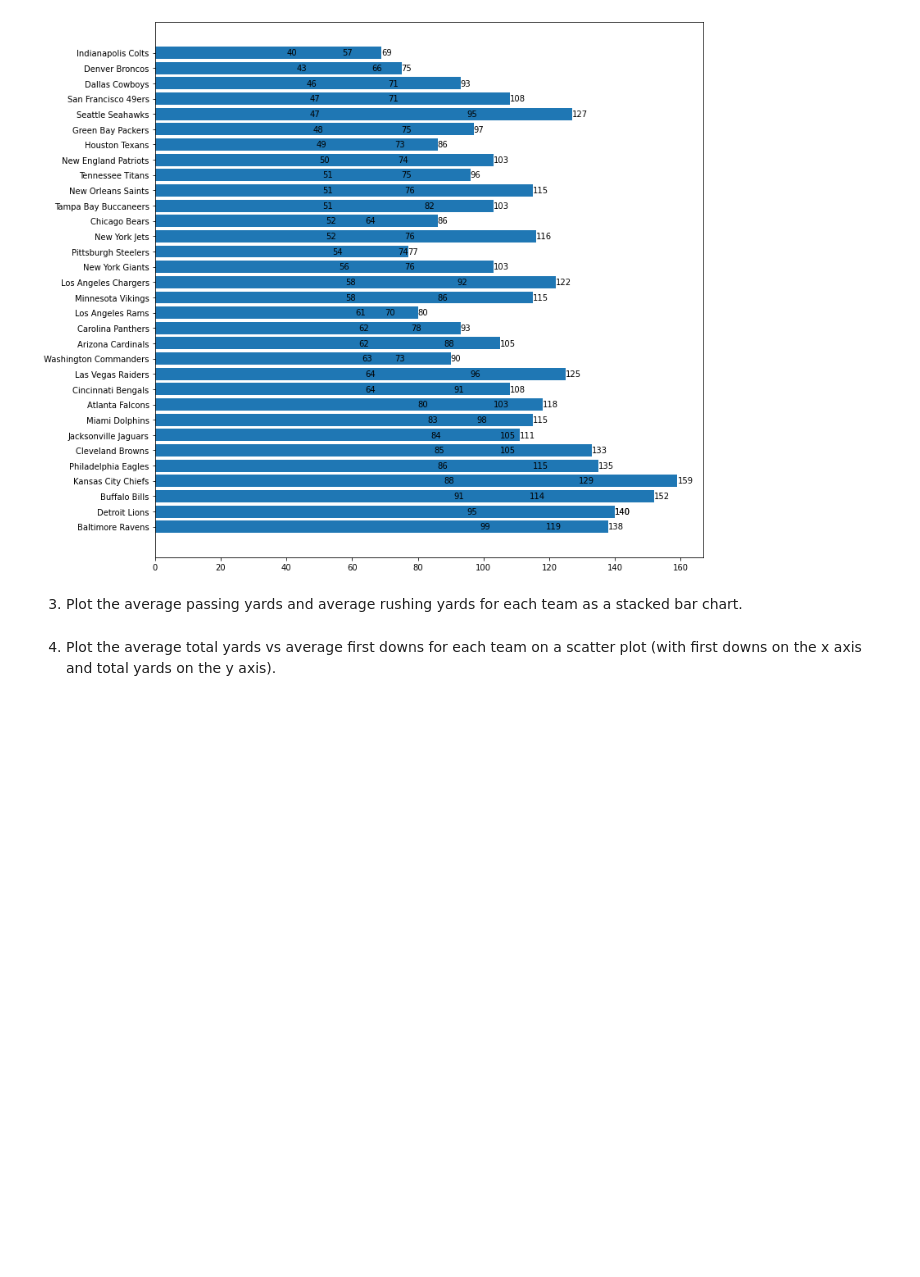
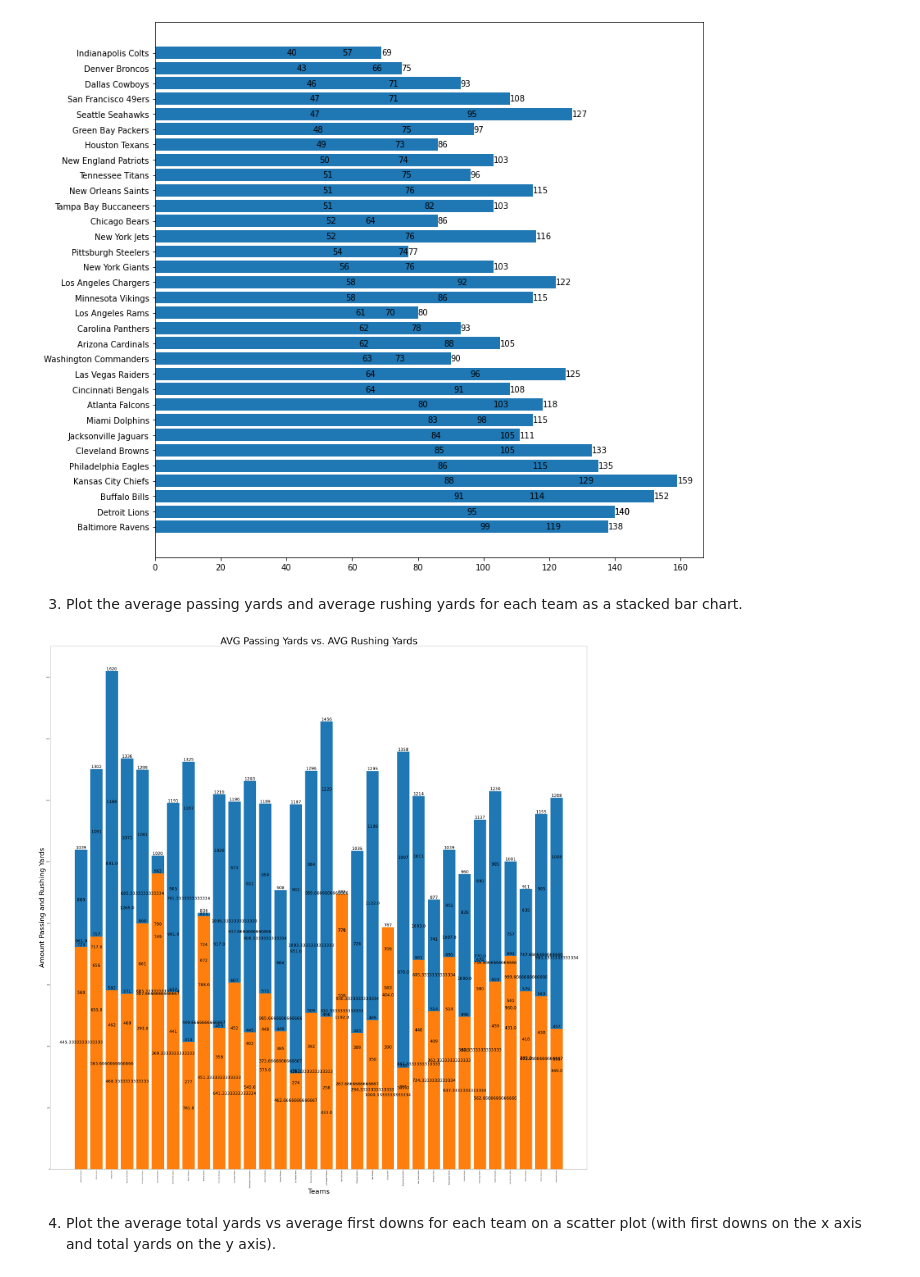
Before and after one commit to allisoncwalker/cis277-fa22-Lab5, a Jupyter notebook: Lab5.ipynb, the cells around one changed output. Drawn from its saved outputs; the diff is of its cells as text; code cells hidden in the pictures; blank space fills up the shorter version.

```diff
--- a/Lab5.ipynb
+++ b/Lab5.ipynb
@@ -50,5 +51,23 @@ barhplot
 [figure]
 # %% [markdown]
 3. Plot the average passing yards and average rushing yards for each team as a stacked bar chart.
+# %%
+plt.figure(figsize=(70,70))
+plt.title("AVG Passing Yards vs. AVG Rushing Yards", fontsize= 70)
+plt.xlabel("Teams", fontsize= 50)
+plt.ylabel("Amount Passing and Rushing Yards", fontsize= 50)
+plt.xticks( rotation='vertical')
+
+avg_passing = df.groupby('team')['passing_yards'].mean()
+avg_rushing = df.groupby('team')['rushing_yards'].mean()
+
+passingBar = plt.bar(df.team, df.passing_yards)
+rushingBar = plt.bar(df.team, df.rushing_yards)
+
+
+passing_yards = plt.bar_label(passingBar, labels=avg_passing,fontsize= 30)
+rushing_yards = plt.bar_label(rushingBar, labels=avg_rushing,fontsize= 30)
+# %% [output]
+[figure, added]
 # %% [markdown]
 4. Plot the average total yards vs average first downs for each team on a scatter plot (with first downs on the x axis and total yards on the y axis).
```
Also changed, not shown: parts of 6 cells of this notebook.
